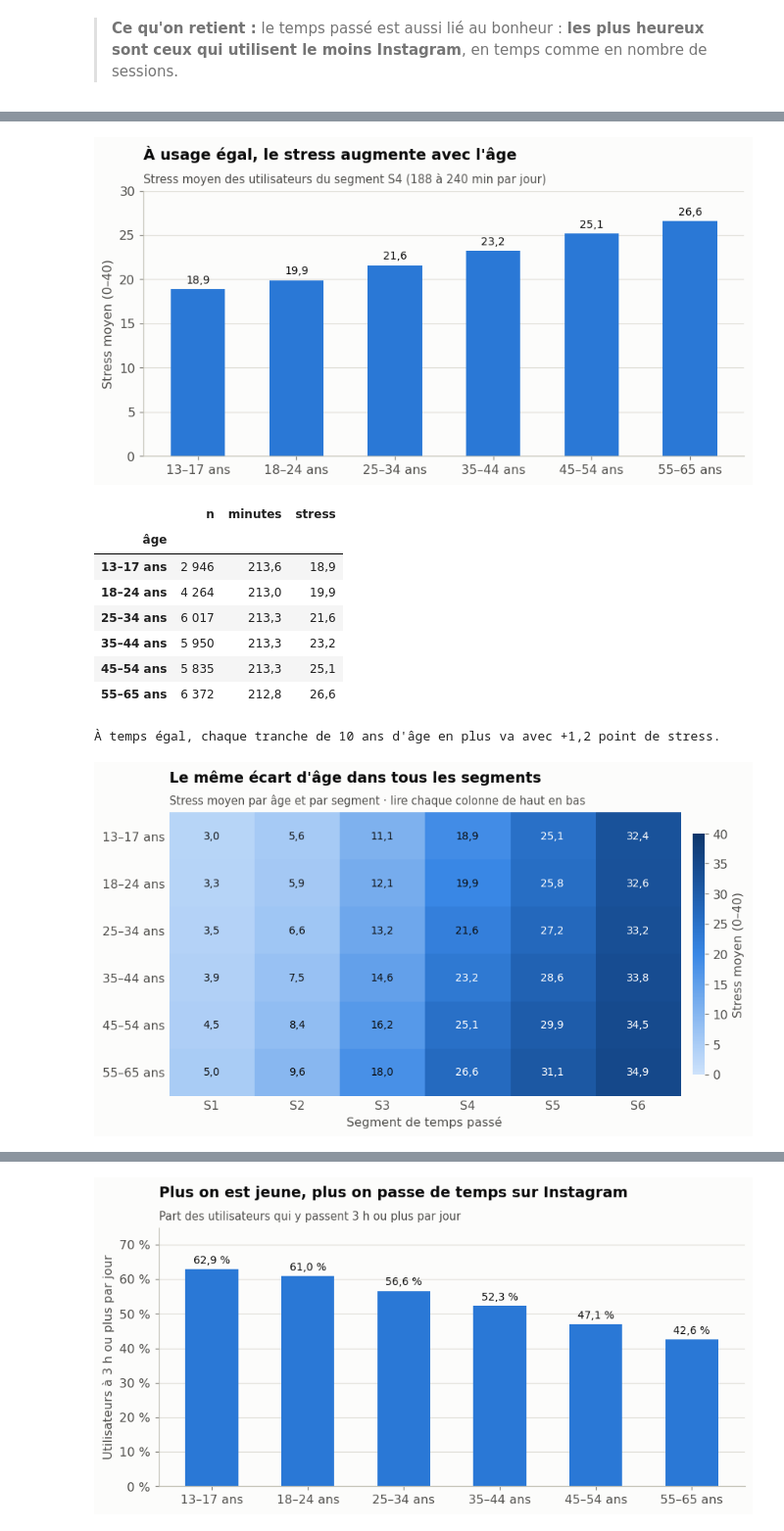
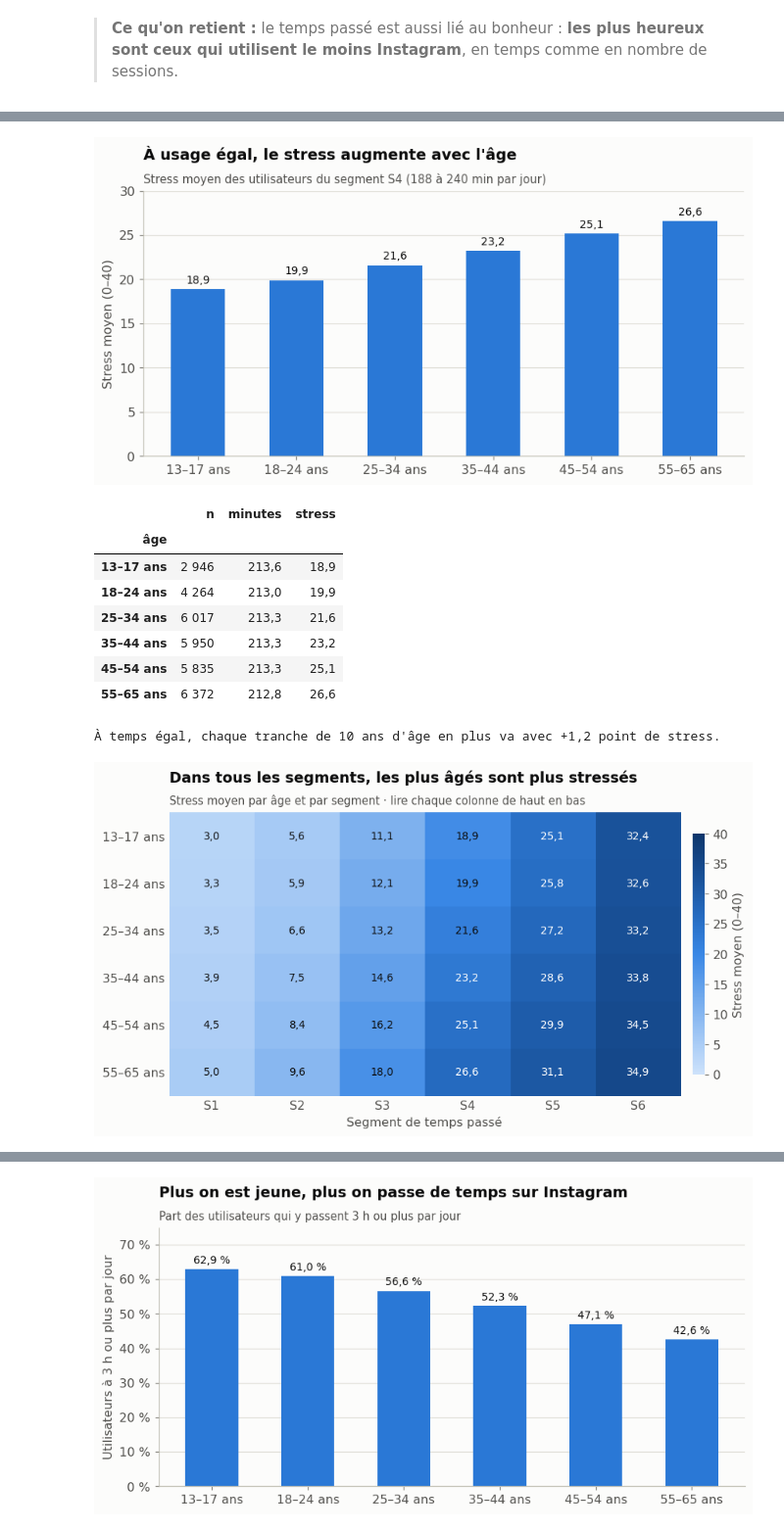
Before and after one commit to manondesclaux/Rush-4-Segmentation-Instagram, a Jupyter notebook: notebook_Instagram_final.ipynb, the cells around one changed output, grey strips where cells are left out. Shown at 98% size. Saved outputs shown, nothing was run; the diff lists cells and outputs as text; code cells hidden in the pictures.

```diff
--- a/notebook_Instagram_final.ipynb
+++ b/notebook_Instagram_final.ipynb
@@ -650,34 +654,34 @@ Pour comparer des utilisateurs à **usage égal**, on regarde le segment **S4 So
 age_s4 = agreger(df[df["segment"] == "S4 Soutenu"], "tranche_age", minutes=(TEMPS, "mean"), stress=(STRESS, "mean"))
 ecart = df[STRESS] - df.groupby("tranche_10min")[STRESS].transform("mean")
 pente_age = np.polyfit(df["age"], ecart, 1)[0] * 10
 
 fig, ax = plt.subplots(figsize=(9, 4))
 barres(ax, age_s4["stress"], age_s4.index)
 ax.set_ylim(0, 30)
 ax.set_ylabel("Stress moyen (0–40)")
 titrer(ax, "À usage égal, le stress augmente avec l'âge", "Stress moyen des utilisateurs du segment S4 (188 à 240 min par jour)")
 plt.show()
 afficher(age_s4.rename_axis("âge"))
 print(f"À temps égal, chaque tranche de 10 ans d'âge en plus va avec +{fr(pente_age, 1)} point de stress.")
 
 grille_age = agreger(df, ["tranche_age", "segment"], stress=(STRESS, "mean"))["stress"].unstack("segment")
 grille_age.columns = COURTS
 fig, ax = plt.subplots(figsize=(9.5, 4.4))
 carte_chaleur(ax, grille_age, 0, 40, "Stress moyen (0–40)", decimales=1)
 ax.set_xlabel("Segment de temps passé")
-titrer(ax, "Le même écart d'âge dans tous les segments", "Stress moyen par âge et par segment · lire chaque colonne de haut en bas")
+titrer(ax, "Dans tous les segments, les plus âgés sont plus stressés", "Stress moyen par âge et par segment · lire chaque colonne de haut en bas")
 plt.show()
 # %% [output]
 [figure]
 |  | n | minutes | stress |
 | âge |  |  |  |
 | 13–17 ans | 2 946 | 213,6 | 18,9 |
 | 18–24 ans | 4 264 | 213,0 | 19,9 |
 | 25–34 ans | 6 017 | 213,3 | 21,6 |
 | 35–44 ans | 5 950 | 213,3 | 23,2 |
 | 45–54 ans | 5 835 | 213,3 | 25,1 |
 | 55–65 ans | 6 372 | 212,8 | 26,6 |
 À temps égal, chaque tranche de 10 ans d'âge en plus va avec +1,2 point de stress.
-[figure, old version]
+[figure, new version]
 # %% [markdown]
 - En S4, le stress passe de **18,9** chez les 13–17 ans à **26,6** chez les 55–65 ans.
```
Also changed, not shown: parts of 44 cells of this notebook, 3 other files.
